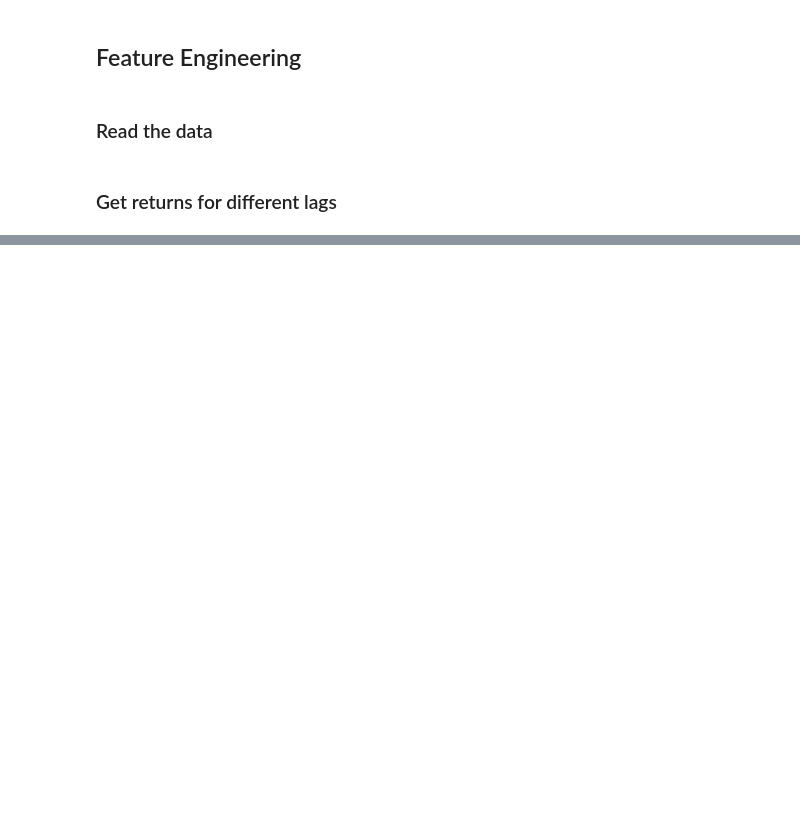
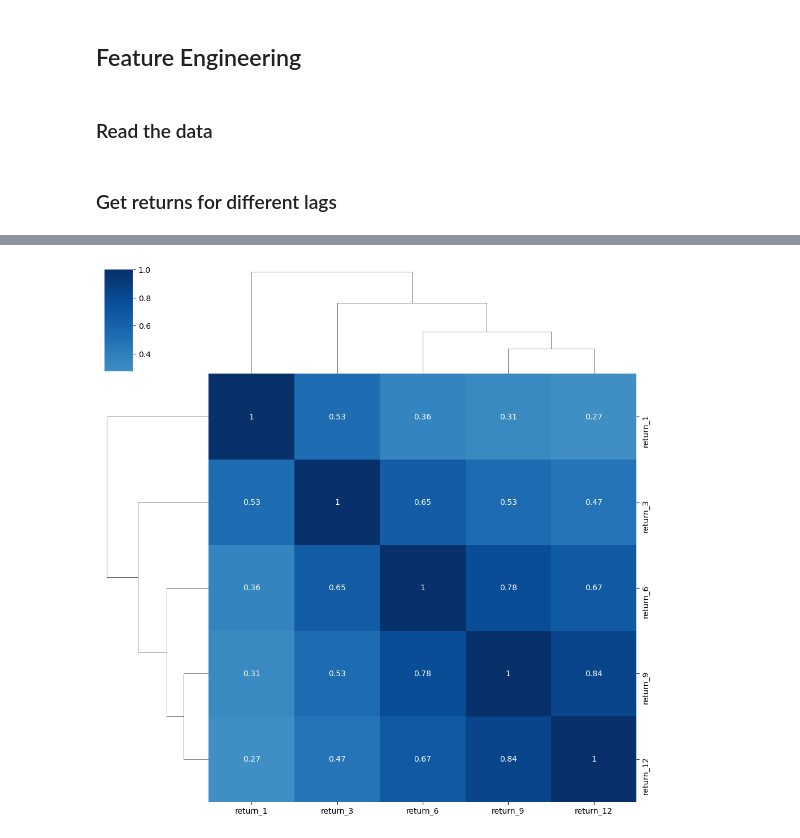
Before and after one commit to ansingh16/ML_trading, a Jupyter notebook: Feature_Engineering.ipynb, the cells around one changed output, grey strips where cells are left out. Cells and saved outputs as stored; diff of their text form; code cells hidden in the pictures; blank space fills up the shorter version.

```diff
--- a/Feature_Engineering.ipynb
+++ b/Feature_Engineering.ipynb
@@ -63,0 +81,13 @@ assert stocks_prices.shape[1] == stocks_meta.shape[0]
+# %%
+# get stocks with minimum 5 yrs of returns
+
+min_obs = 60
+# get number of obs by grouping by ticker
+nobs = monthly_stats.groupby(level='ticker').size()
+
+# get ticker to keep
+ticker_keep = nobs[nobs>min_obs].index
+
+
+monthly_stats = monthly_stats.loc[ticker_keep, :]
+monthly_stats.head()
@@ -63,0 +102,7 @@ assert stocks_prices.shape[1] == stocks_meta.shape[0]
+# %%
+
+# get clustermap
+
+sns.clustermap(monthly_stats.corr('spearman'), annot=True, center=0, cmap='Blues');
+# %% [output]
+[figure, added]
```
Also changed, not shown: parts of 10 cells of this notebook.
